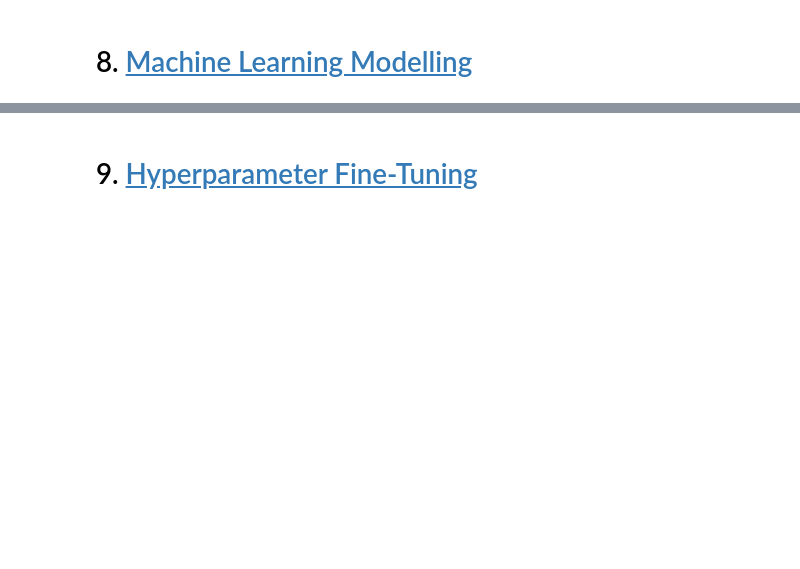
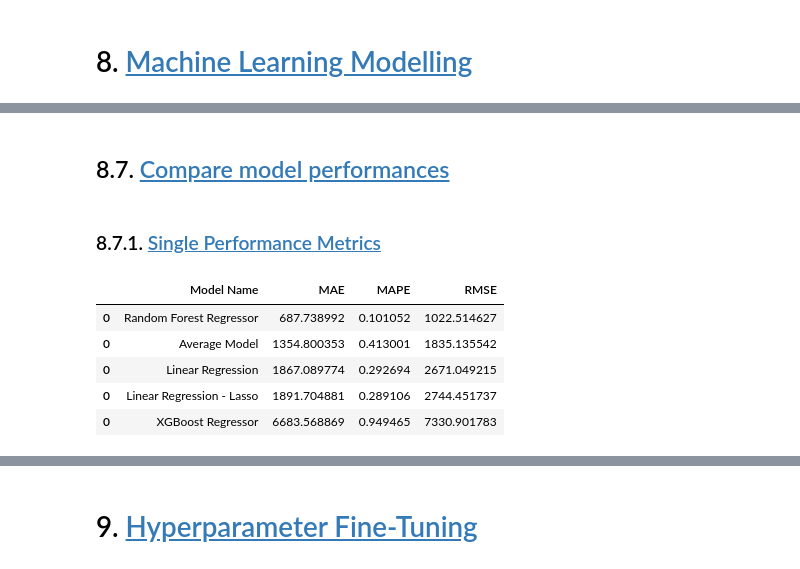
Before and after one commit to brunopiato/DS_em_Prod, a Jupyter notebook: notebooks/notebook.ipynb, the cells around one changed output, grey strips where cells are left out. Saved outputs shown, nothing was run; the diff lists cells and outputs as text; code cells hidden in the pictures; blank space fills up the shorter version.

Commit message:
beginning error interpretation (#10)

```diff
--- a/notebooks/notebook.ipynb
+++ b/notebooks/notebook.ipynb
@@ -641,0 +898,6 @@ df06.head().T
+# %%
+x_train = X_train[ cols_selected_boruta ]
+x_test = X_test[ cols_selected_boruta ]
+
+# Time Series Data Preparation
+x_training = X_train[ cols_selected_boruta_full ]
@@ -641,0 +952,10 @@ df06.head().T
+# %%
+# model
+lrr = Lasso( alpha=0.01 ).fit( x_train, y_train )
+
+# prediction
+yhat_lrr = lrr.predict( x_test )
+
+# performance
+lrr_result = ml_error( 'Linear Regression - Lasso', np.expm1( y_test ), np.expm1( yhat_lrr ) )
+lrr_result
@@ -641,0 +977,10 @@ df06.head().T
+# %%
+# model
+rf = RandomForestRegressor( n_estimators=100, n_jobs=-1, random_state=42 ).fit( x_train, y_train )
+
+# prediction
+yhat_rf = rf.predict( x_test )
+
+# performance
+rf_result = ml_error( 'Random Forest Regressor', np.expm1( y_test ), np.expm1( yhat_rf ) )
+rf_result
@@ -641,0 +1011,15 @@ df06.head().T
+# %%
+# model
+model_xgb = xgb.XGBRegressor( objective='reg:squarederror',
+                              n_estimators=100,
+                              eta=0.01,
+                              max_depth=10,
+                              subsample=0.7,
+                              colsample_bytree=0.9 ).fit( x_train, y_train )
+
+# prediction
+yhat_xgb = model_xgb.predict( x_test )
+
+# performance
+xgb_result = ml_error( 'XGBoost Regressor', np.expm1( y_test ), np.expm1( yhat_xgb ) )
+xgb_result
@@ -641,0 +1046,14 @@ df06.head().T
+# %% [markdown]
+## 8.7. <a id='toc8_7_'></a>[Compare model performances](#toc0_)
+# %% [markdown]
+### 8.7.1. <a id='toc8_7_1_'></a>[Single Performance Metrics](#toc0_)
+# %%
+modelling_result = pd.concat( [baseline_result, lr_result, lrr_result, rf_result, xgb_result] )
+modelling_result.sort_values( 'RMSE' )
+# %% [output]
+|  | Model Name | MAE | MAPE | RMSE |
+| 0 | Random Forest Regressor | 687.738992 | 0.101052 | 1022.514627 |
+| 0 | Average Model | 1354.800353 | 0.413001 | 1835.135542 |
+| 0 | Linear Regression | 1867.089774 | 0.292694 | 2671.049215 |
+| 0 | Linear Regression - Lasso | 1891.704881 | 0.289106 | 2744.451737 |
+| 0 | XGBoost Regressor | 6683.568869 | 0.949465 | 7330.901783 |
```
Also changed, not shown: parts of 70 cells of this notebook.
